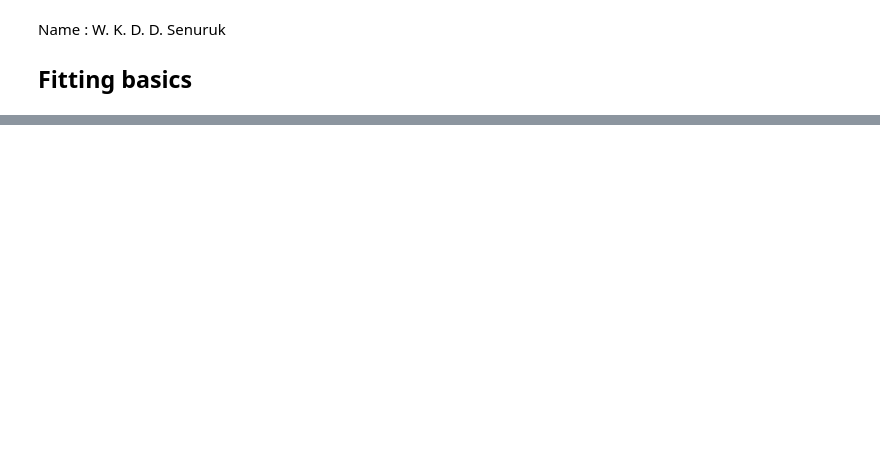
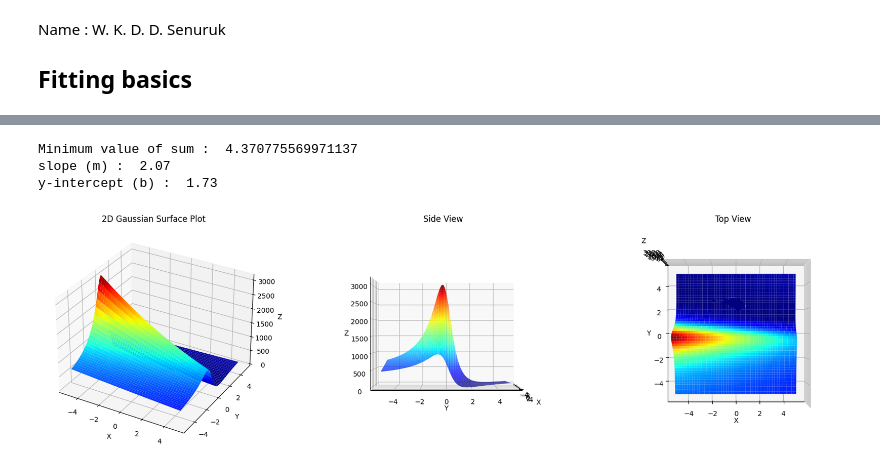
Before and after one commit to dilansenuruk/Image-Processing, a Jupyter notebook: Fitting_basics.ipynb, the cells around one changed output, grey strips where cells are left out. Cells and saved outputs as stored; diff of their text form; code cells hidden in the pictures; blank space fills up the shorter version.

```diff
--- a/Fitting_basics.ipynb
+++ b/Fitting_basics.ipynb
@@ -104,0 +187,59 @@ plt.show()
+# %%
+import warnings
+warnings.filterwarnings("ignore")
+
+m = np.arange(-5, 5, 0.01)
+b = np.arange(-5, 5, 0.01)
+X, Y = np.meshgrid(m, b)
+
+Z = np.zeros((m.shape[0], b.shape[0]), dtype=float)
+for i in range(m.shape[0]):
+    for j in range(b.shape[0]):
+        sum_of_squared_orthogonal_distances = 0
+        for k in range(x.shape[0]):
+            vertical_error = y[k] - (m[i]*x[k] + b[j])
+            horizontal_error = x[k] - ((y[k] - b[j])/m[i])
+            theta = np.atan([horizontal_error/vertical_error])
+            squared_orthogonal_distance = (np.sin(theta)*vertical_error)**2
+            sum_of_squared_orthogonal_distances += squared_orthogonal_distance
+        Z[i][j] = sum_of_squared_orthogonal_distances
+
+print("Minimum value of sum : ", np.min(Z))
+print("slope (m) : ", np.round(m[np.unravel_index(np.argmin(Z), Z.shape)[0]], 2))
+print("y-intercept (b) : ", np.round(b[np.unravel_index(np.argmin(Z), Z.shape)[1]], 2))
+
+fig = plt.figure(figsize=(18, 5))
+
+# main view
+ax = fig.add_subplot(1, 3, 1, projection='3d')
+surf = ax.plot_surface(X, Y, Z, cmap='jet')
+ax.set_title("2D Gaussian Surface Plot")
+ax.set_xlabel("X")
+ax.set_ylabel("Y")
+ax.set_zlabel("Z")
+
+# side view
+ax2 = fig.add_subplot(1, 3, 2, projection='3d')
+surf2 = ax2.plot_surface(X, Y, Z, cmap='jet')
+ax2.view_init(elev=0, azim=0)  # side view from the x-direction
+ax2.set_title("Side View")
+ax2.set_xlabel("X")
+ax2.set_ylabel("Y")
+ax2.set_zlabel("Z")
+
+# top view
+ax3 = fig.add_subplot(1, 3, 3, projection='3d')
+surf3 = ax3.plot_surface(X, Y, Z, cmap='jet')
+ax3.view_init(elev=90, azim=-90)  # directly overhead
+ax3.set_title("Top View")
+ax3.set_xlabel("X")
+ax3.set_ylabel("Y")
+ax3.set_zlabel("Z")
+
+plt.tight_layout()
+plt.show()
+# %% [output]
+Minimum value of sum :  4.370775569971137
+slope (m) :  2.07
+y-intercept (b) :  1.73
+[figure, added]
```
Also changed, not shown: parts of 25 cells of this notebook.
